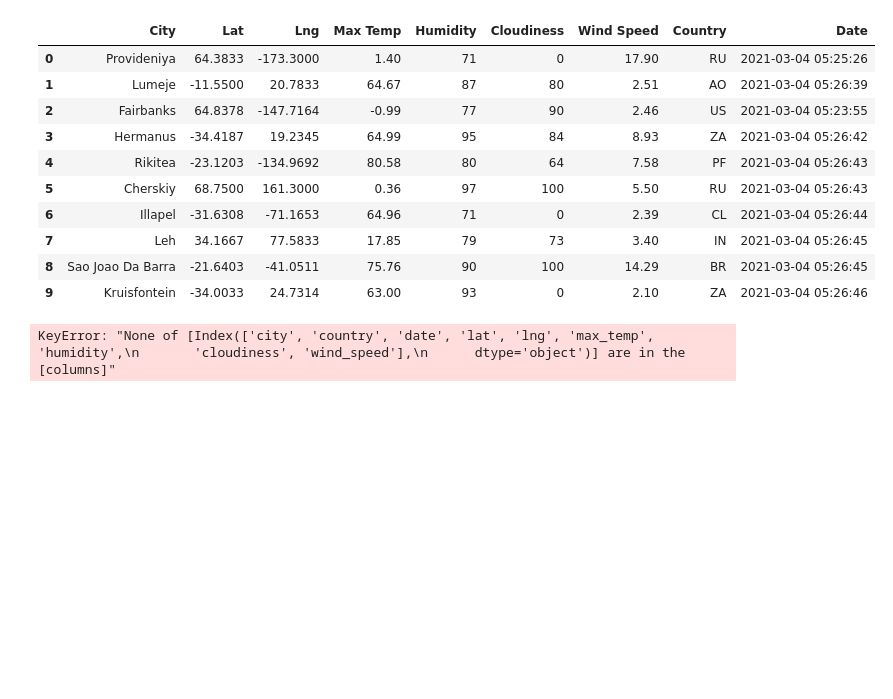
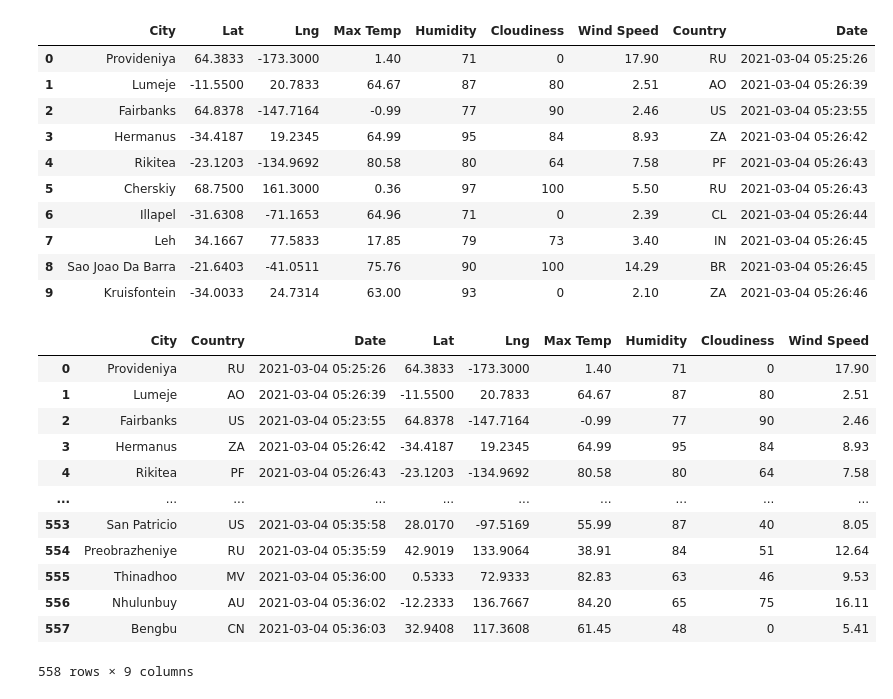
Before and after one commit to krockway/World_Weather_Analysis, a Jupyter notebook: WeatherPy.ipynb, the cells around one changed output. Saved outputs shown, nothing was run; the diff lists cells and outputs as text; code cells hidden in the pictures; blank space fills up the shorter version.

```diff
--- a/WeatherPy.ipynb
+++ b/WeatherPy.ipynb
@@ -145,13 +145,27 @@ city_data_df.head(10)
 # %%
 #Reorder columns: City, Country, Date,
 #Lat, Lng, Max Temp, Humidity, Cloudiness, and Wind Speed
-new_column_order = ["City", "Country", "Date", "lat", "lng",
-                    "max_temp", "humidity", "cloudiness", "wind_speed"]
+new_column_order = ["City", "Country", "Date", "Lat", "Lng",
+                    "Max Temp", "Humidity", "Cloudiness", "Wind Speed"]
 
 #Assign new column order to DF
 city_data_df = city_data_df[new_column_order]
+city_data_df.count()
+city_data_df
 # %% [output]
+|  | City | Country | Date | Lat | Lng | Max Temp | Humidity | Cloudiness | Wind Speed |
+| 0 | Provideniya | RU | 2021-03-04 05:25:26 | 64.3833 | -173.3000 | 1.40 | 71 | 0 | 17.90 |
+| 1 | Lumeje | AO | 2021-03-04 05:26:39 | -11.5500 | 20.7833 | 64.67 | 87 | 80 | 2.51 |
+| 2 | Fairbanks | US | 2021-03-04 05:23:55 | 64.8378 | -147.7164 | -0.99 | 77 | 90 | 2.46 |
+| 3 | Hermanus | ZA | 2021-03-04 05:26:42 | -34.4187 | 19.2345 | 64.99 | 95 | 84 | 8.93 |
+| 4 | Rikitea | PF | 2021-03-04 05:26:43 | -23.1203 | -134.9692 | 80.58 | 80 | 64 | 7.58 |
+| ... | ... | ... | ... | ... | ... | ... | ... | ... | ... |
+| 553 | San Patricio | US | 2021-03-04 05:35:58 | 28.0170 | -97.5169 | 55.99 | 87 | 40 | 8.05 |
+| 554 | Preobrazheniye | RU | 2021-03-04 05:35:59 | 42.9019 | 133.9064 | 38.91 | 84 | 51 | 12.64 |
+| 555 | Thinadhoo | MV | 2021-03-04 05:36:00 | 0.5333 | 72.9333 | 82.83 | 63 | 46 | 9.53 |
+| 556 | Nhulunbuy | AU | 2021-03-04 05:36:02 | -12.2333 | 136.7667 | 84.20 | 65 | 75 | 16.11 |
+| 557 | Bengbu | CN | 2021-03-04 05:36:03 | 32.9408 | 117.3608 | 61.45 | 48 | 0 | 5.41 |
-KeyError: "None of [Index(['city', 'country', 'date', 'lat', 'lng', 'max_temp', 'humidity',\n       'cloudiness', 'wind_speed'],\n      dtype='object')] are in the [columns]"
+558 rows × 9 columns
 # %%
 # Create the output file (CSV).
 output_data_file = "weather_data/cities.csv"
```
Also changed, not shown: parts of 6 cells of this notebook, 4 other files.
